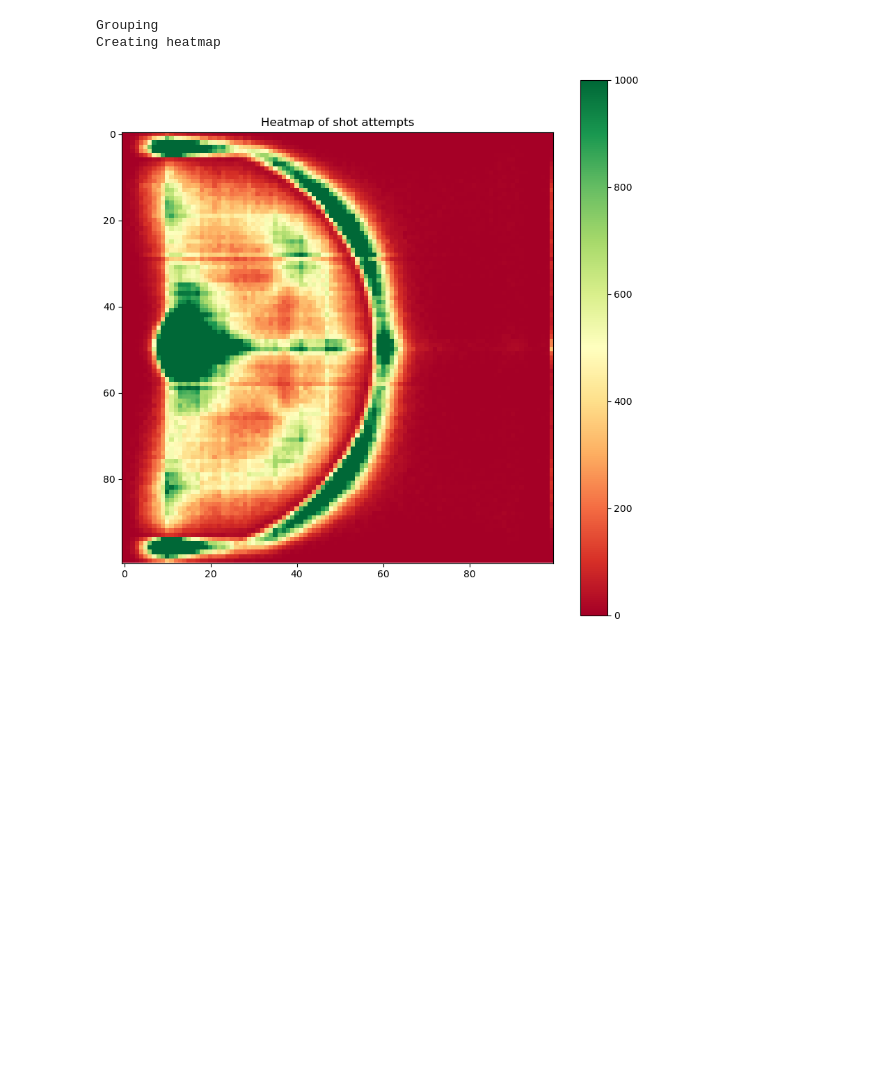
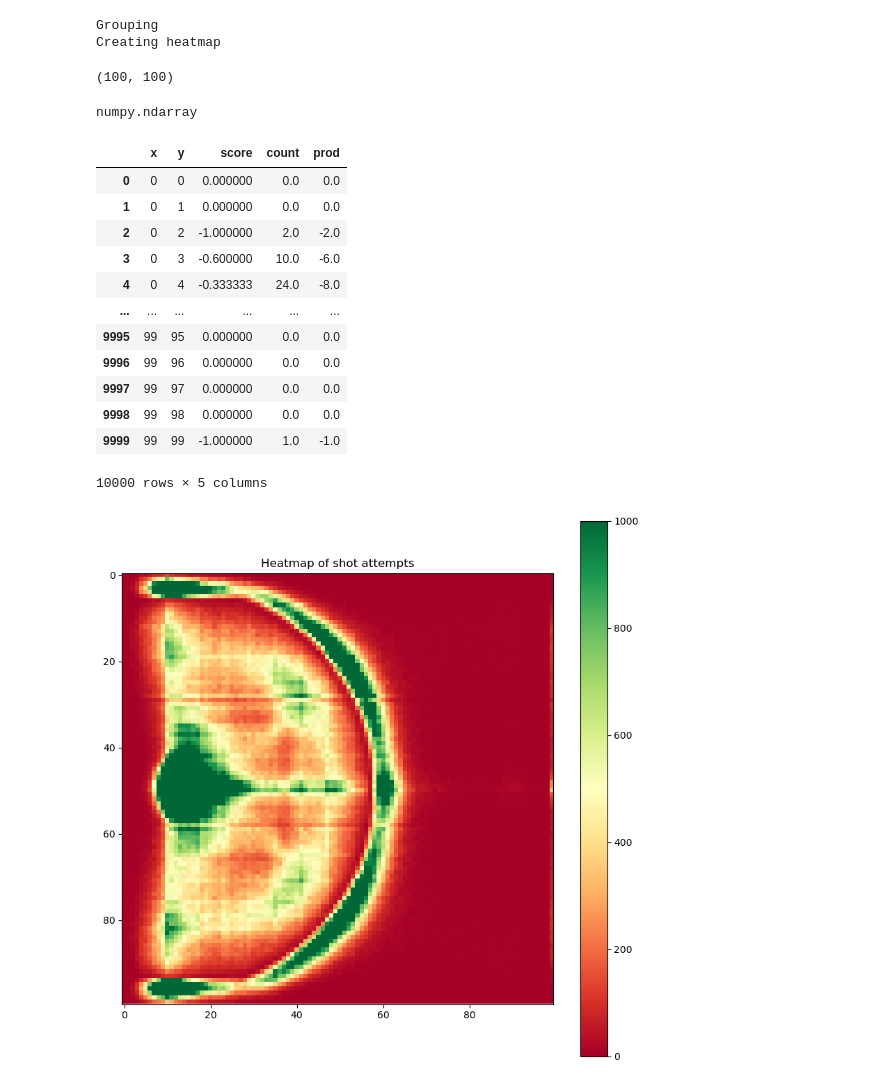
Before and after one commit to com-480-data-visualization/com-480-project-tafrika, a Jupyter notebook: EDA.ipynb, the cells around one changed output. Saved outputs shown, nothing was run; the diff lists cells and outputs as text; code cells hidden in the pictures; blank space fills up the shorter version.

```diff
--- a/EDA.ipynb
+++ b/EDA.ipynb
@@ -288,6 +288,47 @@ heatmap_count, heatmap_score = get_heatmap(
 Getting heatmap
 Grouping
 Creating heatmap
+# %%
+(heatmap_count * heatmap_score).shape
+# %% [output]
+(100, 100)
+# %%
+type(heatmap_score)
+# %% [output]
+numpy.ndarray
+# %%
+def get_list(hm,value_name):
+    data = []
+    for (x,y), val in np.ndenumerate(hm):
+        row = {}
+        row["x"] = x
+        row["y"] = y
+        row[value_name] = val
+        data.append(row)
+    return data
+
+df_score = pd.DataFrame(get_list(heatmap_score,"score"))
+df_count = pd.DataFrame(get_list(heatmap_count,"count"))
+df_prod = pd.DataFrame(get_list(heatmap_count * heatmap_score,"prod"))
+
+from functools import reduce
+df_exp = reduce(lambda df1,df2: pd.merge(df1,df2,on=["x","y"]), [df_score,df_count,df_prod])
+df_exp.to_json("plot_terrain.json",orient="records")
+df_exp
+# %% [output]
+|  | x | y | score | count | prod |
+| 0 | 0 | 0 | 0.000000 | 0.0 | 0.0 |
+| 1 | 0 | 1 | 0.000000 | 0.0 | 0.0 |
+| 2 | 0 | 2 | -1.000000 | 2.0 | -2.0 |
+| 3 | 0 | 3 | -0.600000 | 10.0 | -6.0 |
+| 4 | 0 | 4 | -0.333333 | 24.0 | -8.0 |
+| ... | ... | ... | ... | ... | ... |
+| 9995 | 99 | 95 | 0.000000 | 0.0 | 0.0 |
+| 9996 | 99 | 96 | 0.000000 | 0.0 | 0.0 |
+| 9997 | 99 | 97 | 0.000000 | 0.0 | 0.0 |
+| 9998 | 99 | 98 | 0.000000 | 0.0 | 0.0 |
+| 9999 | 99 | 99 | -1.000000 | 1.0 | -1.0 |
+10000 rows × 5 columns
 # %%
 def plot_heatmap(heatmap, title):
     import matplotlib.pyplot as plt
```
Also changed, not shown: 5 other files.
